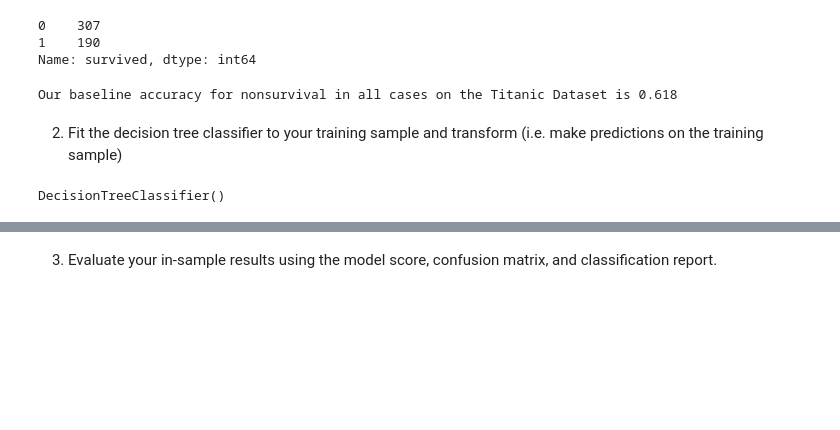
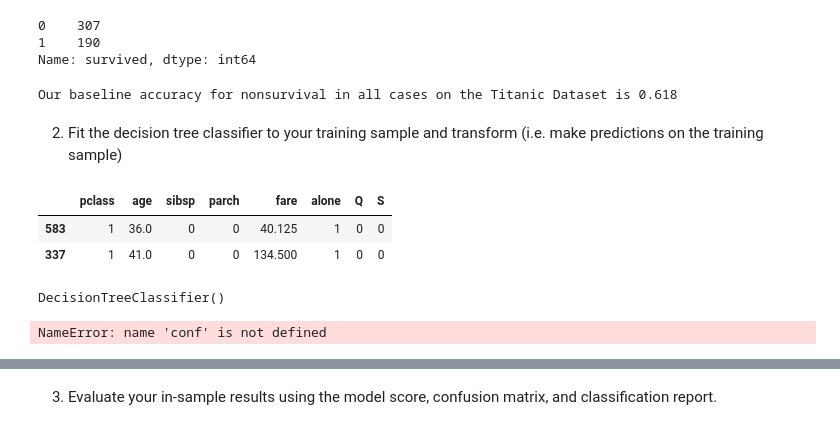
Before and after one commit to CodeupClassroom/innis-classification-exercises, a Jupyter notebook: DT_Review.ipynb, the cells around one changed output, grey strips where cells are left out. Saved outputs shown, nothing was run; the diff lists cells and outputs as text; code cells hidden in the pictures; blank space fills up the shorter version.

```diff
--- a/DT_Review.ipynb
+++ b/DT_Review.ipynb
@@ -73,3 +161,14 @@ train.drop(columns='baseline_assumption_death', inplace=True)
 # split our X and y
 X_train = train.drop(columns='survived')
 y_train = train[['survived']]
+# %%
+# sanity check
+# do i have any data leakage or contamination?
+# contamination: any data in my X that indicates the target
+# contamination: any data that could lead to an improper assumption of the target:
+# passenger id could falsely point to survived or not survived depending on how our data is structured
+X_train.head(2)
+# %% [output]
+|  | pclass | age | sibsp | parch | fare | alone | Q | S |
+| 583 | 1 | 36.0 | 0 | 0 | 40.125 | 1 | 0 | 0 |
+| 337 | 1 | 41.0 | 0 | 0 | 134.500 | 1 | 0 | 0 |
@@ -83,2 +186,6 @@ DecisionTreeClassifier()
 X = X_train
 y = y_train
+# %%
+conf
+# %% [output]
+NameError: name 'conf' is not defined
```
Also changed, not shown: parts of 44 cells of this notebook, 2 other files.
